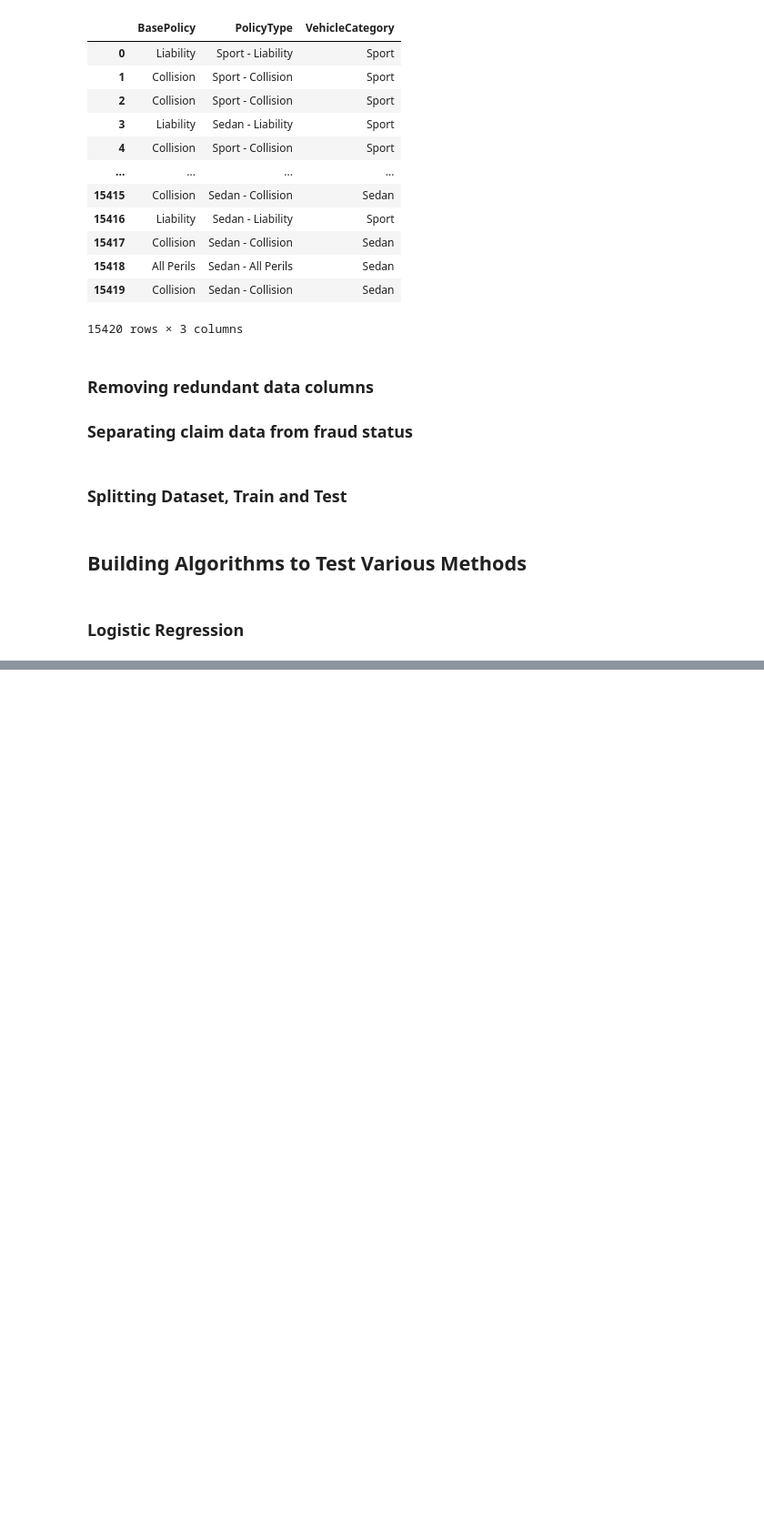
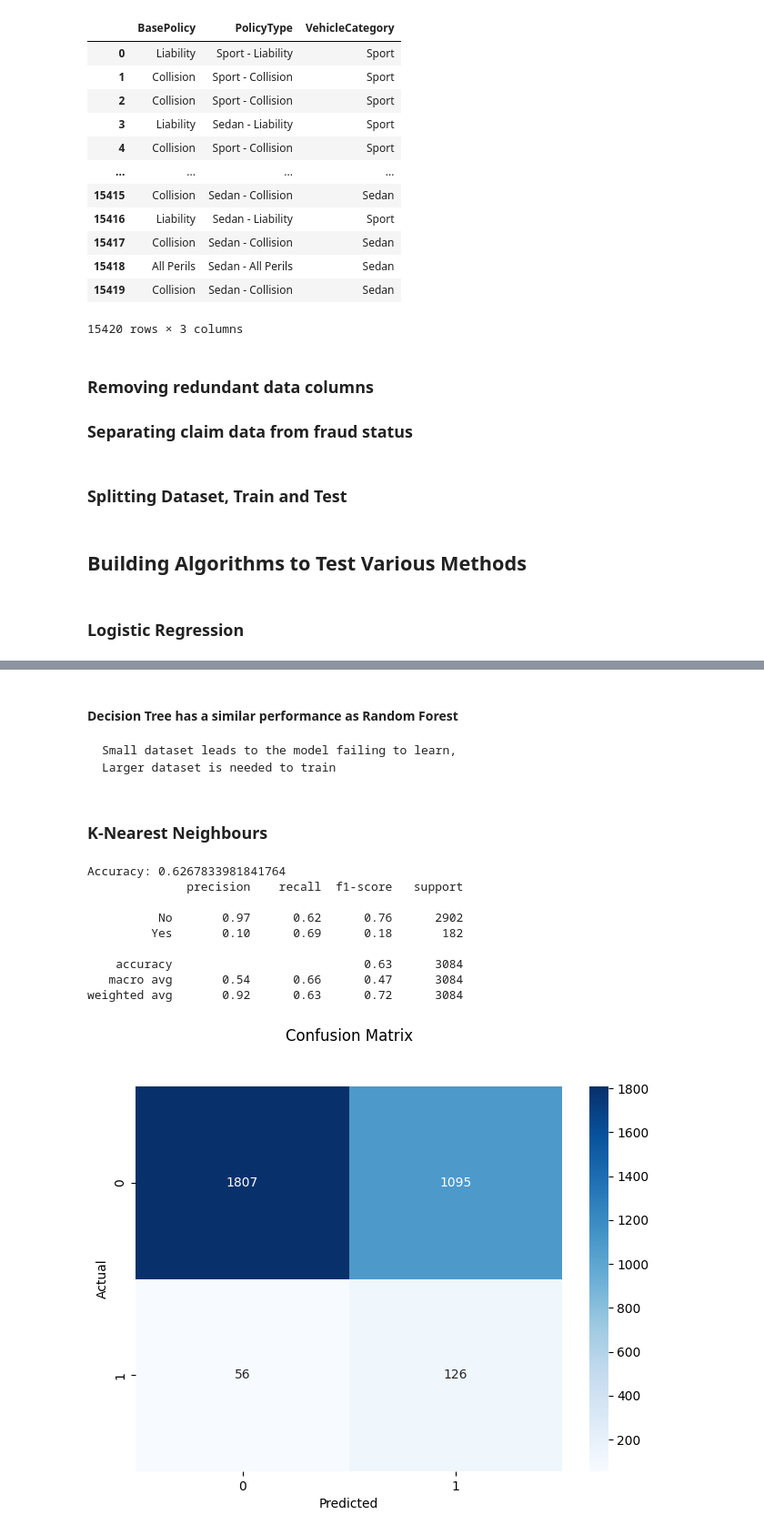
Before and after one commit to esorrie/Vehicle-Fraud, a Jupyter notebook: main.ipynb, the cells around one changed output, grey strips where cells are left out. Shown at 91% size. Cells and saved outputs as stored; diff of their text form; code cells hidden in the pictures; blank space fills up the shorter version.

```diff
--- a/main.ipynb
+++ b/main.ipynb
@@ -190,0 +350,60 @@ weighted avg       0.93      0.65      0.74      1542
+# %% [markdown]
+#### Decision Tree has a similar performance as Random Forest
+    Small dataset leads to the model failing to learn,
+    Larger dataset is needed to train
+# %% [markdown]
+### K-Nearest Neighbours
+# %%
+# Normalising data for K_neighbours and K-Mean
+scaler = RobustScaler()
+X_train_scaled = scaler.fit_transform(X_train)
+X_test_scaled = scaler.fit_transform(X_test)
+
+def k_neighbours(X_train_scaled, X_test_scaled, y_train, y_test):
+
+    knn_model = KNeighborsClassifier(
+        weights='uniform',
+        algorithm='auto',
+        p = 2, # increasing p, increases number of false positives
+        n_jobs=1
+    )
+
+    # knn_model.fit(X_train_scaled, y_train)
+
+    # poor performance with default dataset, large amount of false negatives, when p=2, dataset is too small
+
+    X_train_res, y_train_res = SMOTE().fit_resample(X_train_scaled, y_train)
+    # After SMOTE applied, better performance at classifying fraud, large number of false positives when p=2
+
+    knn_model.fit(X_train_res, y_train_res)
+
+    y_pred = knn_model.predict(X_test_scaled)
+
+    # Evaluation with confusion Matrix
+    print(f'Accuracy: {accuracy_score(y_test, y_pred)}')
+    print(classification_report(y_test, y_pred))
+
+    cnf_matrix = confusion_matrix(y_test, y_pred)
+
+    # create heatmap
+    sns.heatmap(cnf_matrix, annot=True, cmap="Blues", fmt='d')
+    plt.tight_layout()
+    plt.title('Confusion Matrix', y=1.1)
+    plt.ylabel('Actual')
+    plt.xlabel('Predicted')
+    plt.show()
+
+    return
+
+k_neighbours(X_train_scaled, X_test_scaled, y_train, y_test)
+# %% [output]
+Accuracy: 0.6267833981841764
+              precision    recall  f1-score   support
+
+          No       0.97      0.62      0.76      2902
+         Yes       0.10      0.69      0.18       182
+
+    accuracy                           0.63      3084
+   macro avg       0.54      0.66      0.47      3084
+weighted avg       0.92      0.63      0.72      3084
+[figure, added]
```
Also changed, not shown: parts of 9 cells of this notebook.
